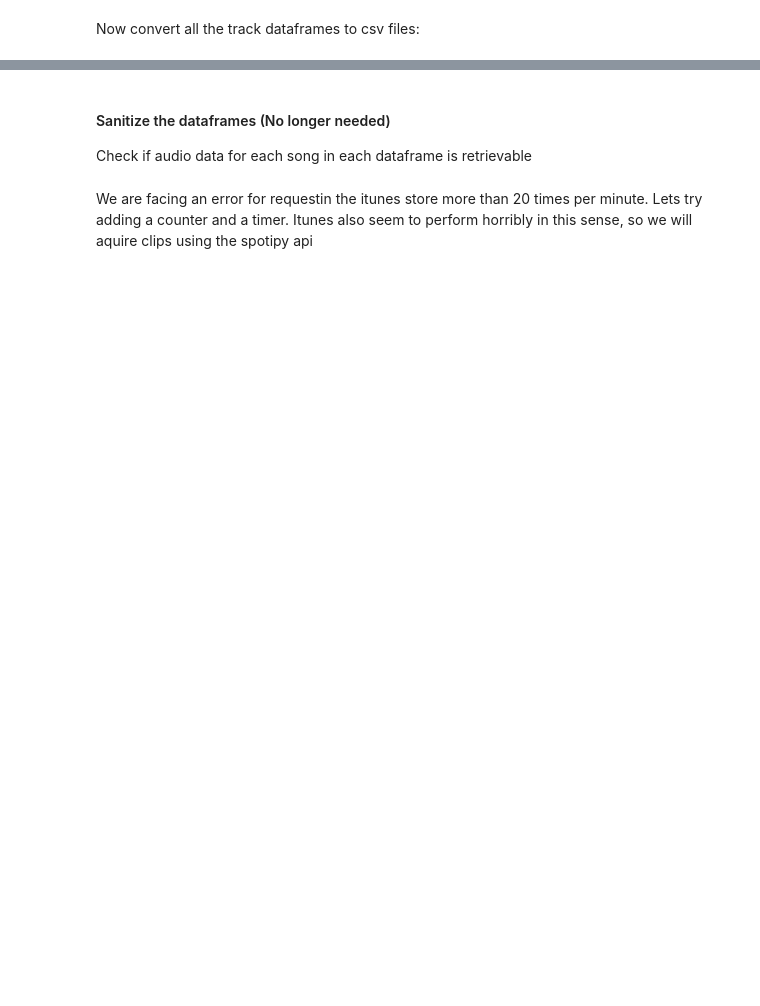
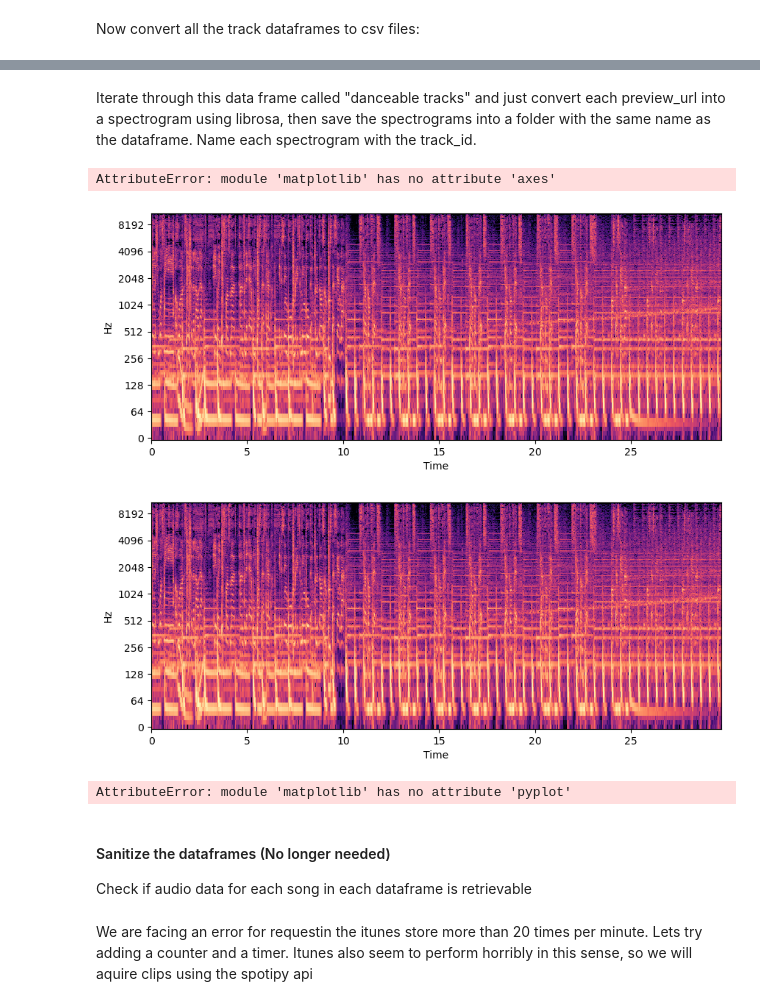
Before and after one commit to Naaafis/Song_Feature_Pred, a Jupyter notebook: spotipy_test.ipynb, the cells around one changed output, grey strips where cells are left out. Drawn from its saved outputs; the diff is of its cells as text; code cells hidden in the pictures; blank space fills up the shorter version.

Commit message:
attemt at saving spectrograms

```diff
--- a/spotipy_test.ipynb
+++ b/spotipy_test.ipynb
@@ -562,3 +601,56 @@ Saved All Tracks to all_tracks_sample.csv
+# %% [markdown]
+Iterate through this data frame called "danceable tracks" and just convert each preview_url into a spectrogram using librosa, then save the spectrograms into a folder with the same name as the dataframe. Name each spectrogram with the track_id.
+# %%
+import os
+import requests
+import librosa
+import librosa.display
+import numpy as np
+import matplotlib.pyplot as plt
+
+
+
+# Replace this with the name of your DataFrame
+danceable_tracks = danceable_tracks_df
+
+# Create a folder with the same name as the DataFrame
+folder_name = "danceable_tracks"
+if not os.path.exists(folder_name):
+    os.makedirs(folder_name)
+
+# Iterate through the DataFrame
+for index, row in danceable_tracks.iterrows():
+    track_id = row['track_id']
+    preview_url = row['preview_url']
+
+    # Download the preview audio
+    response = requests.get(preview_url)
+
+    # Save the audio file temporarily
+    with open("temp_audio.mp3", "wb") as file:
+        file.write(response.content)
+
+    # Load the audio file using librosa
+    y, sr = librosa.load("temp_audio.mp3")
+
+    # Generate a spectrogram
+    S = librosa.amplitude_to_db(np.abs(librosa.stft(y)), ref=np.max)
+
+    # Plot the spectrogram and save it as an image
+    plt.figure(figsize=(10, 4))
+    librosa.display.specshow(S, sr=sr, x_axis='time', y_axis='log')
+    plt.colorbar(format='%+2.0f dB')
+    plt.title(f'Spectrogram for track_id {track_id}')
+    plt.savefig(f"{folder_name}/{track_id}.png")
+    plt.close()
+
+# Delete the temporary audio file
+os.remove("temp_audio.mp3")
+# %% [output]
+AttributeError: module 'matplotlib' has no attribute 'axes'
+[figure, added]
+[figure, added]
+AttributeError: module 'matplotlib' has no attribute 'pyplot'
 # %% [markdown]
 #### Sanitize the dataframes (No longer needed)
 
```
Also changed, not shown: parts of 4 cells of this notebook, 1 other file.
